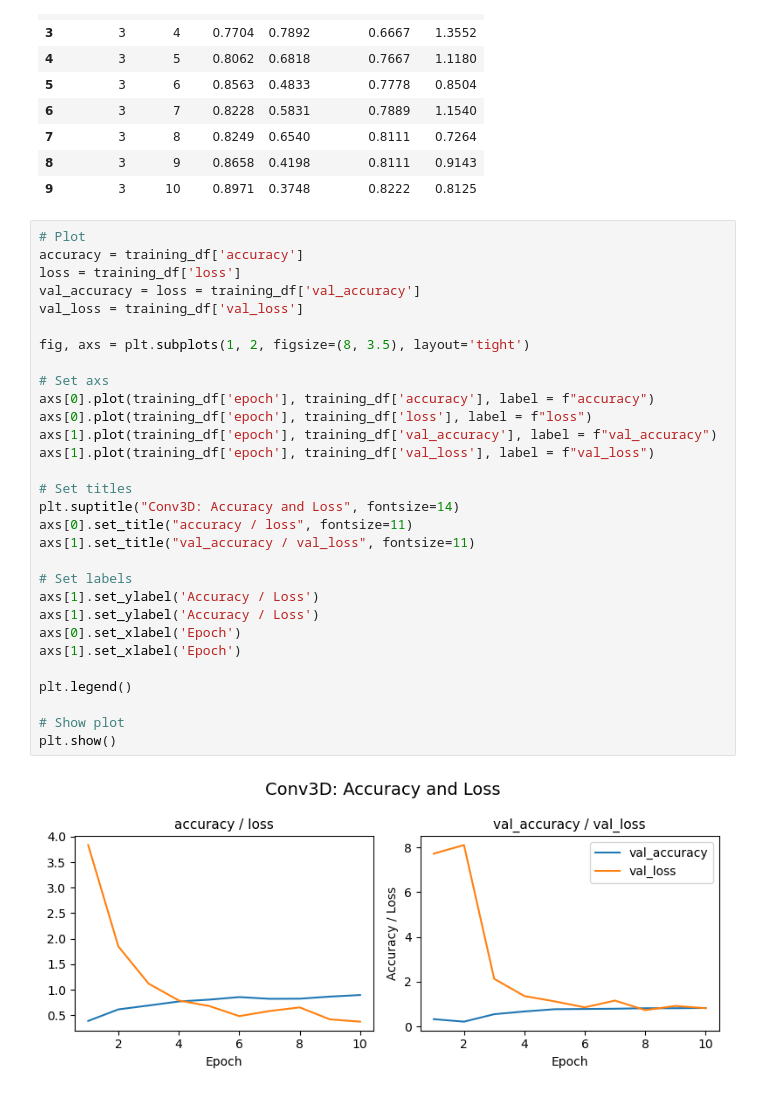
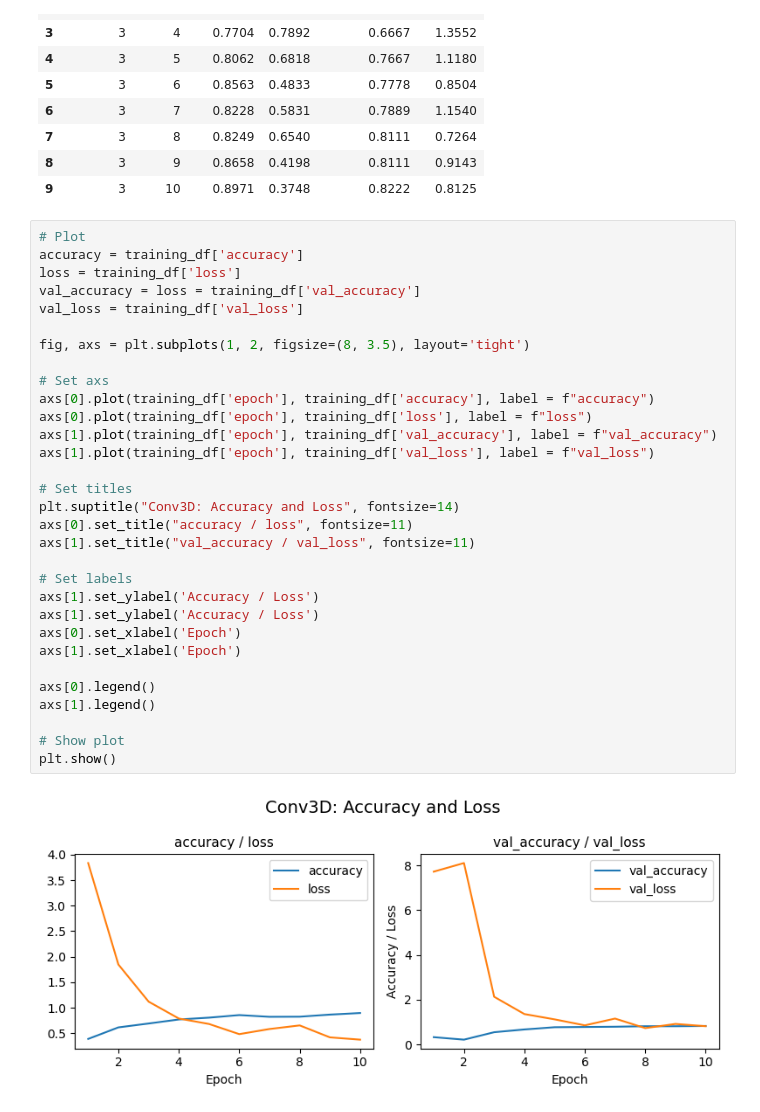
Before and after one commit to AI-For-Wearables-PAM/activity-recog, a Jupyter notebook: notebooks/accuracy-loss.ipynb, the cells around one changed output. Saved outputs shown, nothing was run; the diff lists cells and outputs as text.

Commit message:
Update plot
Signed-off-by: James Cole <40645190+jamescoledesign@users.noreply.github.com>

```diff
--- a/notebooks/accuracy-loss.ipynb
+++ b/notebooks/accuracy-loss.ipynb
@@ -21,32 +38,33 @@ training_df
 # %%
 # Plot
 accuracy = training_df['accuracy']
 loss = training_df['loss']
 val_accuracy = loss = training_df['val_accuracy']
 val_loss = training_df['val_loss']
 
 fig, axs = plt.subplots(1, 2, figsize=(8, 3.5), layout='tight')
 
 # Set axs
 axs[0].plot(training_df['epoch'], training_df['accuracy'], label = f"accuracy")
 axs[0].plot(training_df['epoch'], training_df['loss'], label = f"loss")
 axs[1].plot(training_df['epoch'], training_df['val_accuracy'], label = f"val_accuracy")
 axs[1].plot(training_df['epoch'], training_df['val_loss'], label = f"val_loss")
 
 # Set titles
 plt.suptitle("Conv3D: Accuracy and Loss", fontsize=14)
 axs[0].set_title("accuracy / loss", fontsize=11)
 axs[1].set_title("val_accuracy / val_loss", fontsize=11)
 
 # Set labels
 axs[1].set_ylabel('Accuracy / Loss')
 axs[1].set_ylabel('Accuracy / Loss')
 axs[0].set_xlabel('Epoch')
 axs[1].set_xlabel('Epoch')
 
-plt.legend()
+axs[0].legend()
+axs[1].legend()
 
 # Show plot
 plt.show()
 # %% [output]
-[figure, old version]
+[figure, new version]
```
Also changed, not shown: parts of 2 cells of this notebook.
